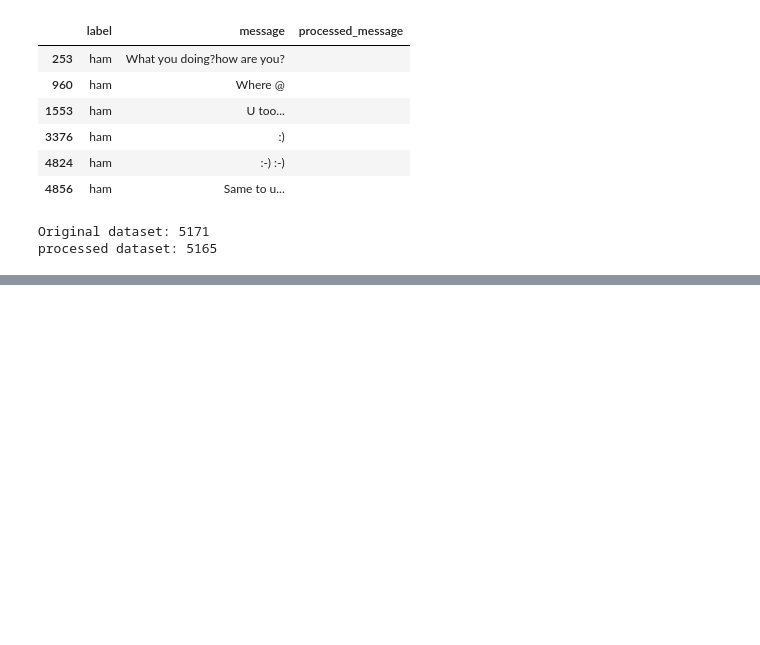
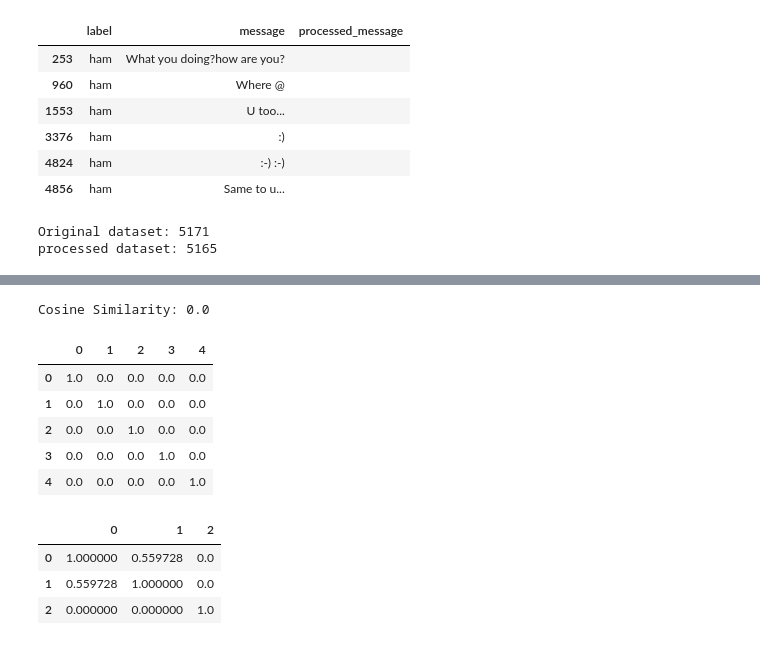
Before and after one commit to amnajem/DS483Project, a Jupyter notebook: DS483Project.ipynb, the cells around one changed output, grey strips where cells are left out. Drawn from its saved outputs; the diff is of its cells as text; code cells hidden in the pictures; blank space fills up the shorter version.

Commit message:
TF-IDF implementation and cosine similarity between messages

```diff
--- a/DS483Project.ipynb
+++ b/DS483Project.ipynb
@@ -296,0 +283,6 @@ processed dataset: 5165
+# %%
+from sklearn.feature_extraction.text import TfidfVectorizer
+
+vectorizer = TfidfVectorizer()
+tfidf_matrix = vectorizer.fit_transform(df_processed['processed_message'])
+tfidf_matrix.shape
@@ -296,0 +312,38 @@ processed dataset: 5165
+# %%
+from sklearn.metrics.pairwise import cosine_similarity
+
+# similarity between the first two messages
+similarity = cosine_similarity(tfidf_matrix[0], tfidf_matrix[1])
+
+print("Cosine Similarity:", similarity[0][0])
+# %% [output]
+Cosine Similarity: 0.0
+# %%
+# similarity between first 5 messages
+similarity_matrix = cosine_similarity(tfidf_matrix[:5])
+
+similarity_df = pd.DataFrame(similarity_matrix)
+similarity_df
+# %% [output]
+|  | 0 | 1 | 2 | 3 | 4 |
+| 0 | 1.0 | 0.0 | 0.0 | 0.0 | 0.0 |
+| 1 | 0.0 | 1.0 | 0.0 | 0.0 | 0.0 |
+| 2 | 0.0 | 0.0 | 1.0 | 0.0 | 0.0 |
+| 3 | 0.0 | 0.0 | 0.0 | 1.0 | 0.0 |
+| 4 | 0.0 | 0.0 | 0.0 | 0.0 | 1.0 |
+# %%
+# Example messages
+example_messages = [
+    "free prize winner",
+    "free prize claim",
+    "meeting tomorrow"
+]
+
+example_vectors = vectorizer.transform(example_messages)
+example_similarity = cosine_similarity(example_vectors)
+pd.DataFrame(example_similarity)
+# %% [output]
+|  | 0 | 1 | 2 |
+| 0 | 1.000000 | 0.559728 | 0.0 |
+| 1 | 0.559728 | 1.000000 | 0.0 |
+| 2 | 0.000000 | 0.000000 | 1.0 |
```
Also changed, not shown: parts of 11 cells of this notebook.
